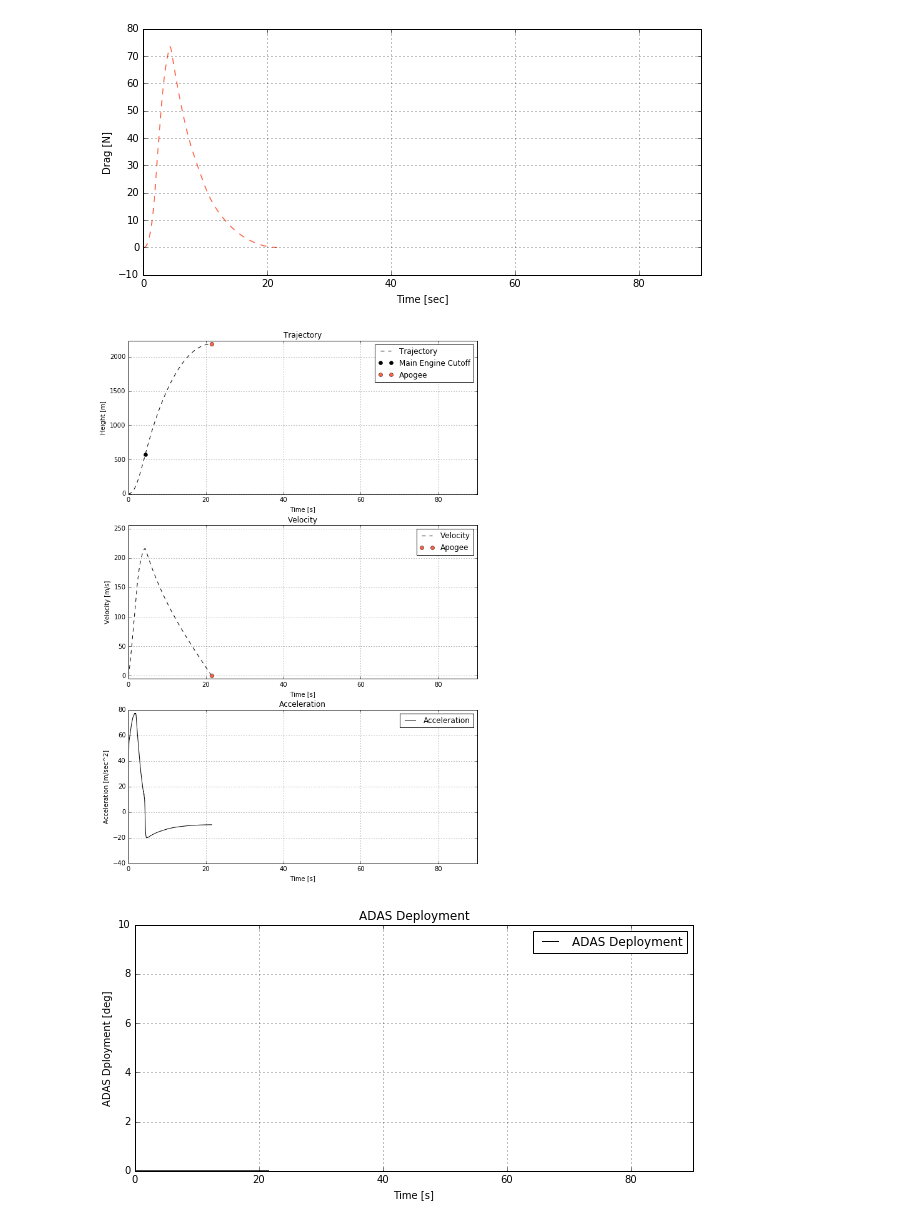
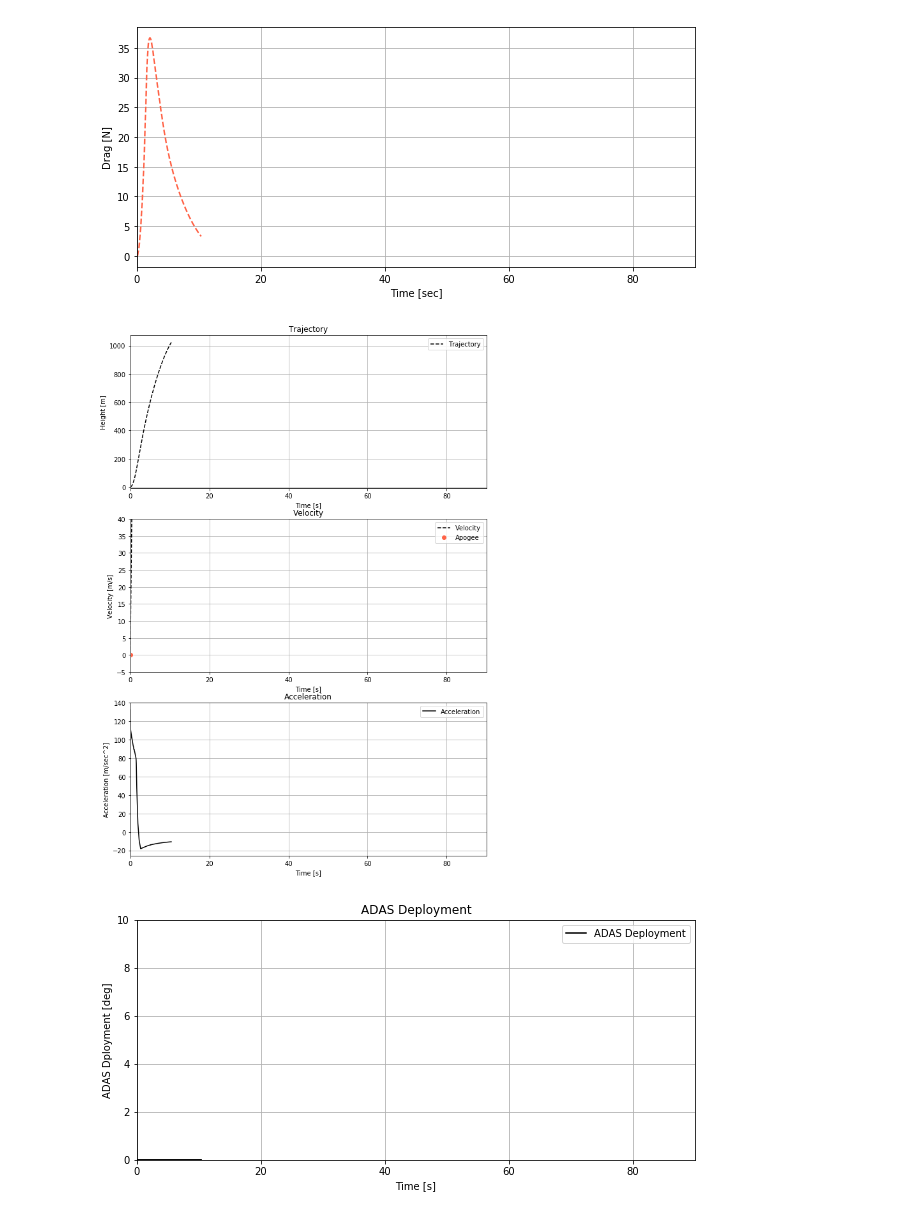
Before and after one commit to UCSC-Rocket-Club/ADAS, a Jupyter notebook: RunSimulation.ipynb, the cells around one changed output. Drawn from its saved outputs; the diff is of its cells as text; code cells hidden in the pictures.

Commit message:
RocketSim now ready for testing against TMH data

```diff
--- a/RunSimulation.ipynb
+++ b/RunSimulation.ipynb
@@ -6,7 +9,7 @@ from matplotlib.pyplot import *
 % matplotlib inline
 from numpy import *
 # from astropy.io import ascii
-import Subscale as W
+import OldCode as W
 
 # thrust_profile = 'J420_thrust.txt'
 
@@ -15,28 +18,23 @@ import Subscale as W
 # dry_motor = wet_motor - propellant_mass
 # rocket_mass = 11.45 - wet_motor
 
-thrust_profile = 'K560W_thrust.txt'
+thrust_profile = 'ThrustData/J420_thrust.txt'
 
-wet_motor = 2.714 # kg
-propellant_mass = 1.409
+dry_mass = 5.127
+wet_motor = .650 # [kg]
+propellant_mass = .35 # [kg]
 dry_motor = wet_motor - propellant_mass
-rocket_mass = 9.556 - wet_motor
+rocket_mass = dry_mass - dry_motor
 print('rocket mass: ', rocket_mass)
 
-burn_time = 4.84 # sec
-temp = 10.   # Density of air varies with temperature
-time_res = 1. / 20     # operating at 20Hz
+burn_time = 1.6 # from J420 thrustcurve page
+t_apogee = 10   # approximately
+temp = 10.      # Density of air varies with temperature
+freq = 25.      # [Hz]
+t_start = 1     # after MECO
 
-# ?? not sure about following values
-max_deploy = 50  #percentage opening
-
-t_deploy = 1 #how long it takes to deploy
-t_start = 1 # after MECO
-
-
-drag_f = 1.25
 plots = True
 
 
-W.num_solver(thrust_profile, rocket_mass, dry_motor, propellant_mass, time_res, temp, burn_time, max_deploy, t_start, t_deploy, plots, drag_f)
+W.num_solver(thrust_profile, rocket_mass, dry_motor, propellant_mass, freq, burn_time, t_start, t_apogee, plots)
 # %% [output]
@@ -60,6 +43,6 @@ MECO at 216.08 m/s
-[figure, old version]
+[figure, new version]
-[figure, old version]
+[figure, new version]
-[figure, old version]
+[figure, new version]
 # %%
 %load_ext autoreload
 %autoreload 2
```
Also changed, not shown: parts of 13 cells of this notebook, 1 other file.
